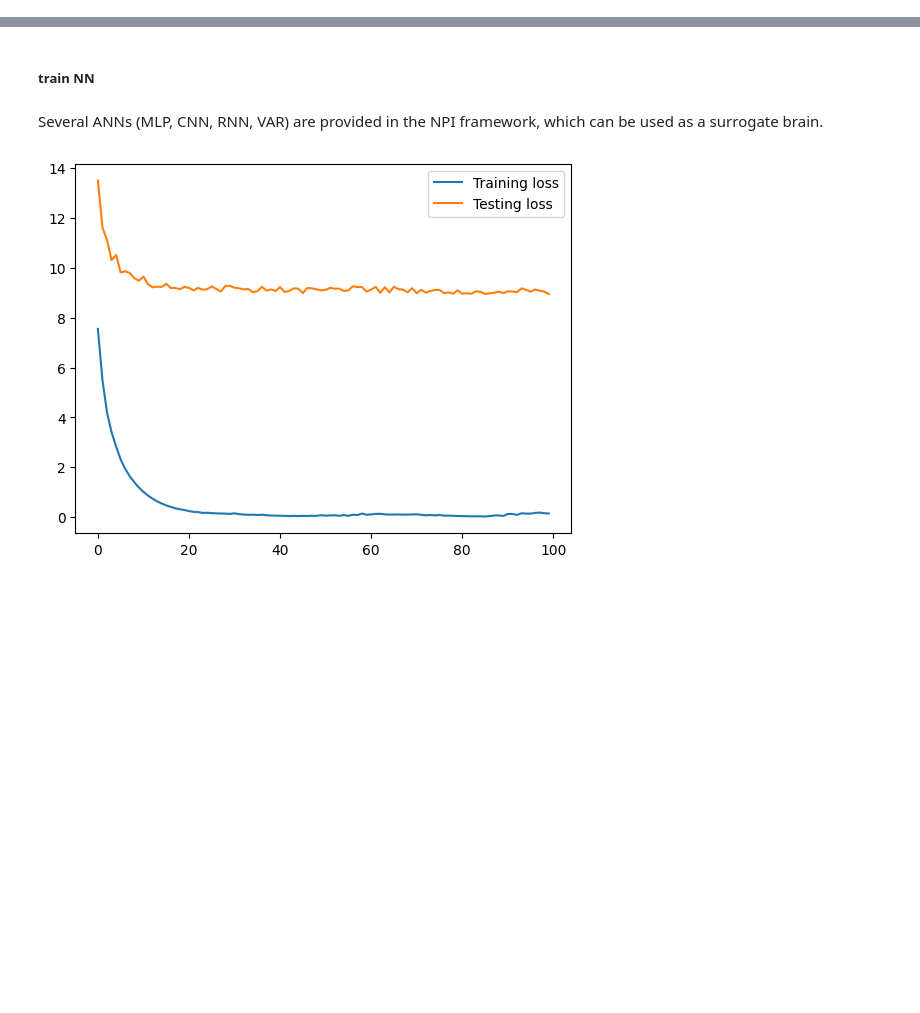
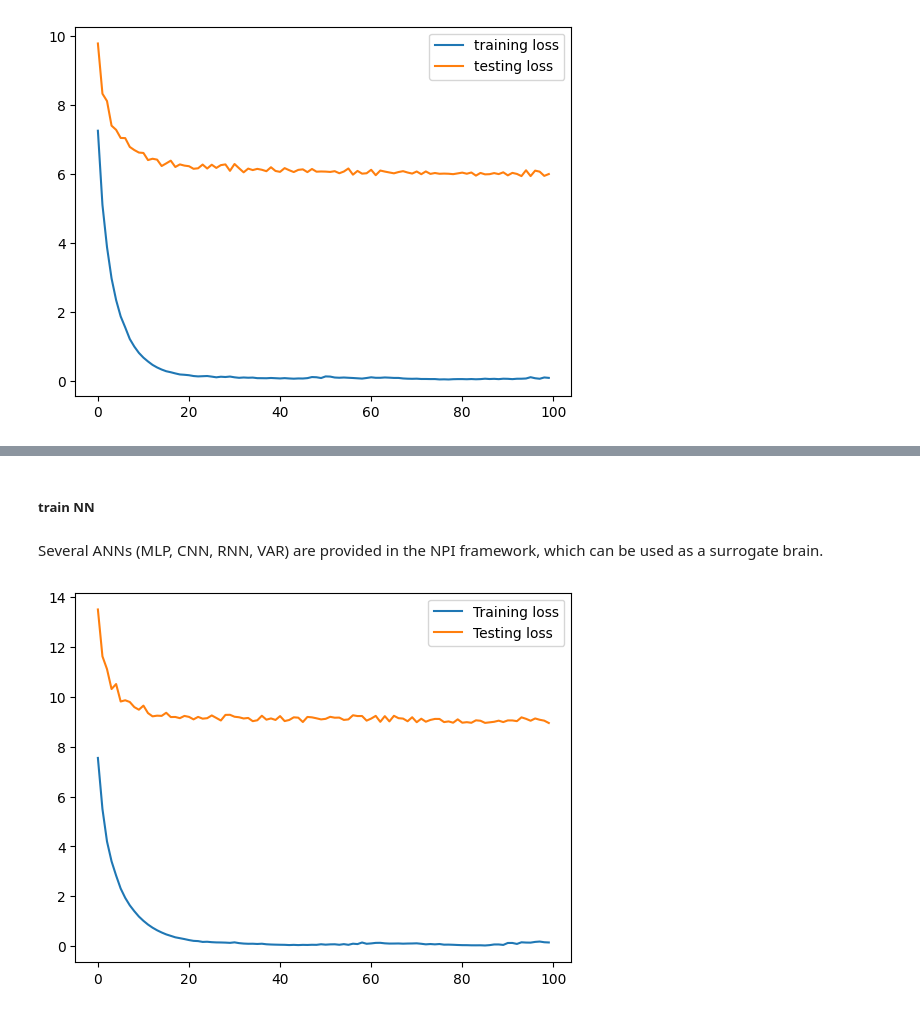
Before and after one commit to Edison553/NPI_Edison_fork, a Jupyter notebook: NPI_demo(fMRI)_mydata.ipynb, the cells around one changed output, grey strips where cells are left out. Saved outputs shown, nothing was run; the diff lists cells and outputs as text; code cells hidden in the pictures; blank space fills up the shorter version.

```diff
--- a/NPI_demo(fMRI)_mydata.ipynb
+++ b/NPI_demo(fMRI)_mydata.ipynb
@@ -325,0 +358,89 @@ if len(zero_std_rois) > 0:
+# %%
+''' vision sub_x FC'''
+import torch
+import numpy as np
+
+# --- 在循环开始前，打印本次实验的总配置 ---
+logging.info("="*30 + f" 可视化sub {id} 的 model FC & empirical FC" + "="*30)
+logging.info(":")
+logging.info("="*80)
+
+# --- 1. 环境配置 (确保与你主程序一致) ---
+sub_idx = 14
+pth_path = os.path.join(save_dir, f"ANN_Sub_{sub_idx}.pth")
+device = torch.device("cuda" if torch.cuda.is_available() else "cpu")
+
+# --- 2. 重新初始化并加载模型 ---
+test_ANN = NPI.ANN_MLP(
+    input_dim=using_steps*ROI_num,
+    hidden_dim=2*ROI_num,
+    latent_dim=int(0.8*ROI_num),
+    output_dim=ROI_num
+).to(device)
+
+checkpoint = torch.load(pth_path, map_location=device)
+test_ANN.load_state_dict(checkpoint['model_state_dict'])
+test_ANN.eval()
+
+train_loss_history = checkpoint.get('training_loss', [])
+test_loss_history = checkpoint.get('testing_loss', [])
+plt.plot(train_loss_history, label = 'training loss')
+
+plt.plot(test_loss_history, label = 'testing loss')
+
+plt.legend(loc = 'upper right')
+
+plt.show()
+
+# --- 检查点 A：检查模型权重本身是否有问题 ---
+has_nan_weight = any(torch.isnan(p).any() for p in test_ANN.parameters())
+print(f"【检查 A】模型权重是否存在 NaN: {has_nan_weight}")
+
+# --- 3. 生成 model_FC ---
+with torch.no_grad():
+    # 模拟生成过程
+    m_fc = NPI.model_FC(test_ANN, node_num=ROI_num, steps=using_steps)
+
+# --- 检查点 B：检查生成的 FC 矩阵 ---
+print(f"【检查 B】生成的 Model FC 最大值: {np.nanmax(m_fc)}")
+print(f"【检查 B】生成的 Model FC 最小值: {np.nanmin(m_fc)}")
+print(f"【检查 B】生成的 Model FC 是否含 NaN: {np.isnan(m_fc).any()}")
+
+
+# --- 4. 可视化测试 ---
+import matplotlib.pyplot as plt
+import seaborn as sns
+
+
+plt.figure(figsize=(6, 5))
+sns.heatmap(m_fc, cmap='RdBu_r', center=0)
+plt.title(f"Re-check Sub {sub_idx} Model FC")
+
+sub_data = all_subjects_data[sub_idx]
+e_fc = NPI.corrcoef(sub_data)
+plt.figure(figsize=(6, 5))
+sns.heatmap(e_fc, cmap='RdBu_r', center=0)
+plt.title(f"Re-check Sub {sub_idx} Empirical FC")
+
+inputs, targets = NPI.multi2one(sub_data, steps=using_steps)
+test_EC= NPI.model_EC(test_ANN, inputs, targets, pert_strength = 1.0)
+
+
+r_value, p_value = pearsonr(flat_without_diagonal(m_fc), flat_without_diagonal(e_fc))
+print(f'r_value is {r_value}')
+print(f'p_value is {p_value}')
+
+# scatter plot
+plt.figure(figsize = (4.8, 4.8))
+plt.scatter(flat_without_diagonal(m_fc), flat_without_diagonal(e_fc), s=1, alpha=0.3)
+
+plt.xlim(-0.7, 1.1); plt.ylim(-0.7, 1.1)
+plt.xticks([-0.5, 0.0, 1.0]); plt.yticks([-0.5, 0.0, 1.0])
+plt.xlabel('model FC'); plt.ylabel('empirical FC')
+
+
+plt.text(-0.6, 0.9, f'r = {r_value:.2f}\np = {p_value:.2e}')
+sns.despine()
+
+plt.show()
+# %% [output]
@@ -325,0 +450 @@ if len(zero_std_rois) > 0:
+[figure, added]
```
Also changed, not shown: parts of 21 cells of this notebook, 4 other files.
